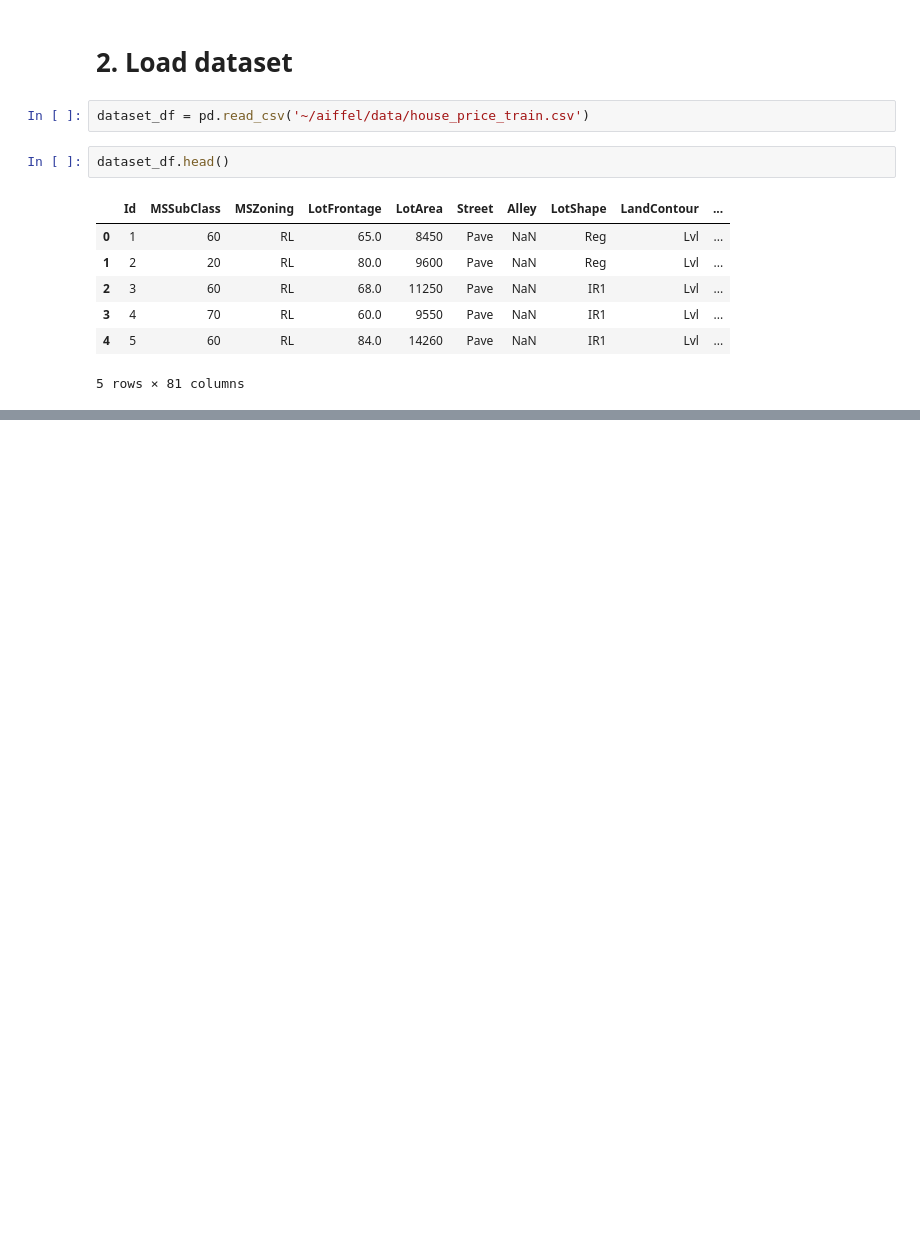
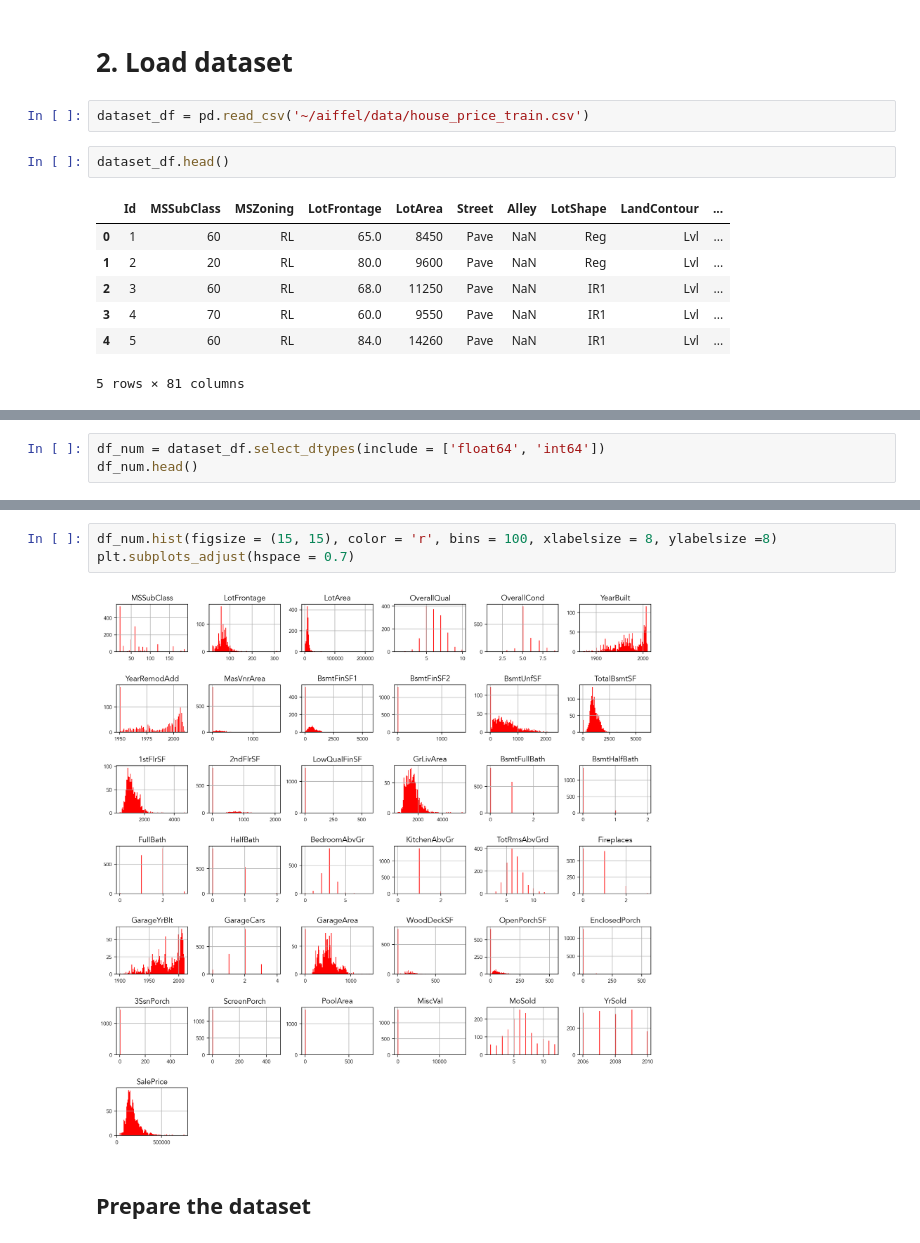
Before and after one commit to gyjong/workplace, a Jupyter notebook: Portfolio/house_price.ipynb, the cells around one changed output, grey strips where cells are left out. Cells and saved outputs as stored; diff of their text form; blank space fills up the shorter version.

```diff
--- a/Portfolio/house_price.ipynb
+++ b/Portfolio/house_price.ipynb
@@ -32,0 +116,3 @@ dataset_df.head()
+# %%
+df_num = dataset_df.select_dtypes(include = ['float64', 'int64'])
+df_num.head()
@@ -32,0 +127,7 @@ dataset_df.head()
+# %%
+df_num.hist(figsize = (15, 15), color = 'r', bins = 100, xlabelsize = 8, ylabelsize =8)
+plt.subplots_adjust(hspace = 0.7)
+# %% [output]
+[figure, added]
+# %% [markdown]
+## Prepare the dataset
```
Also changed, not shown: parts of 34 cells of this notebook.
